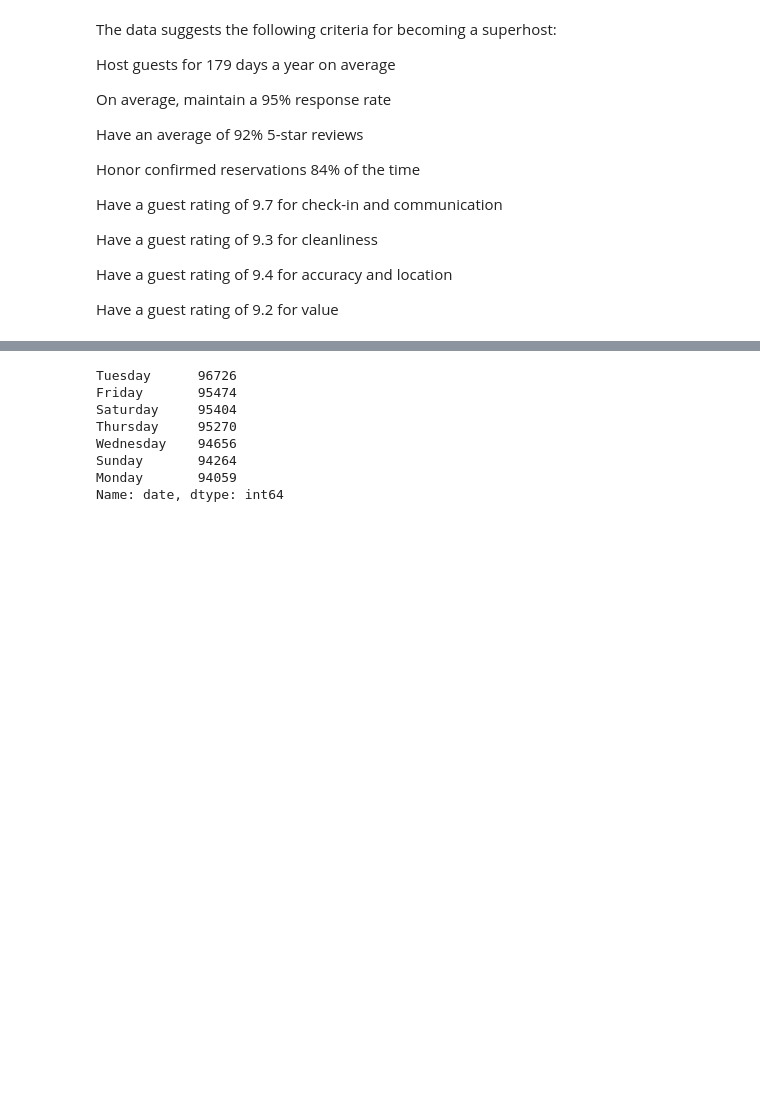
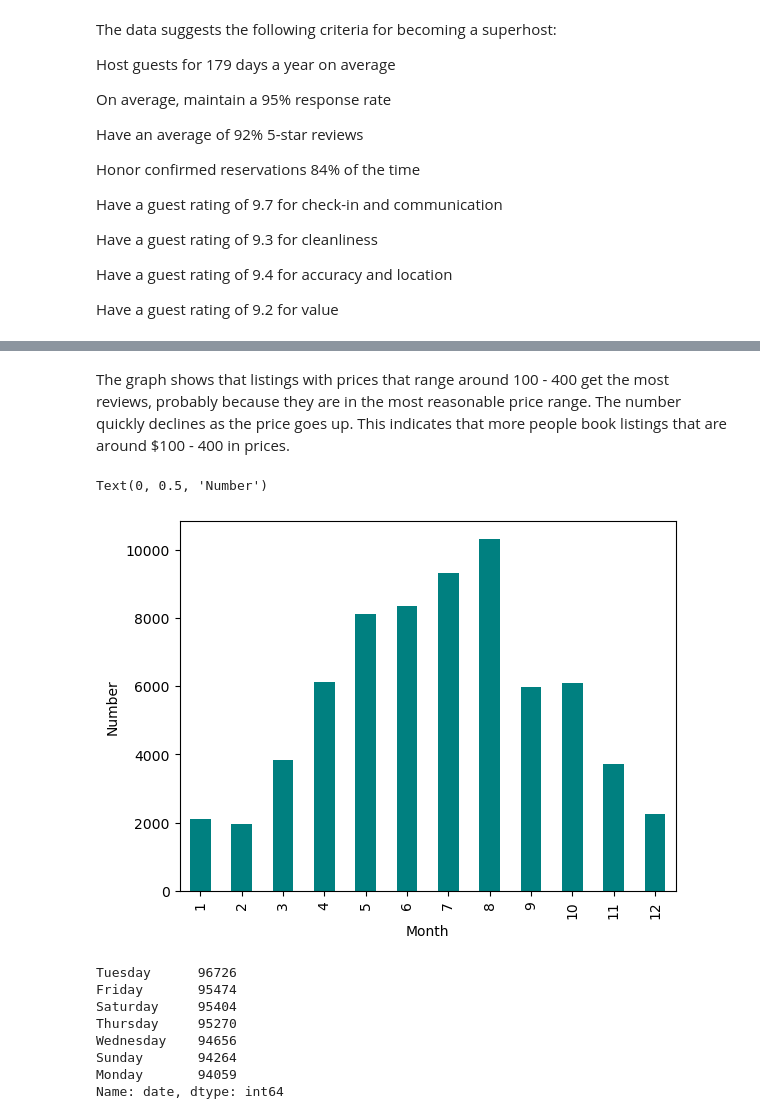
Before and after one commit to Tianyu-Fang/Data-Mining-on-Airbnb-Listings, a Jupyter notebook: data mining group project.ipynb, the cells around one changed output, grey strips where cells are left out. Saved outputs shown, nothing was run; the diff lists cells and outputs as text; code cells hidden in the pictures; blank space fills up the shorter version.

```diff
--- a/data mining group project.ipynb
+++ b/data mining group project.ipynb
@@ -338,0 +346,14 @@ Have a guest rating of 9.2 for value
+# %%
+import matplotlib
+import matplotlib.pyplot as plt
+import numpy as np
+import pandas as pd
+
+reviews_df = pd.read_csv('reviews.csv')
+reviews_df.head()
+
+# convert string date to datetime object in reviews set
+reviews_df.date = pd.to_datetime(reviews_df.date)
+reviews_df = reviews_df.dropna()
+reviews_df.info()
+reviews_df.isnull().sum()
@@ -339 +419,14 @@ Have a guest rating of 9.2 for value
+# %% [markdown]
+The graph shows that listings with prices that range around 100 - 400 get the most reviews, probably because they are in the most reasonable price range. The number quickly declines as the price goes up. This indicates that more people book listings that are around $100 - 400 in prices.
+# %%
+reviews_df['year'] = reviews_df['date'].dt.year
+reviews_df['month'] = reviews_df['date'].dt.month
+
+n_reviews_month = reviews_df.groupby('month').size()
+n_reviews_month.plot(kind='bar',color='teal');
+plt.xlabel('Month')
+plt.ylabel('Number')
+# %% [output]
+Text(0, 0.5, 'Number')
+[figure, added]
 # %%
```
Also changed, not shown: parts of 12 cells of this notebook.
